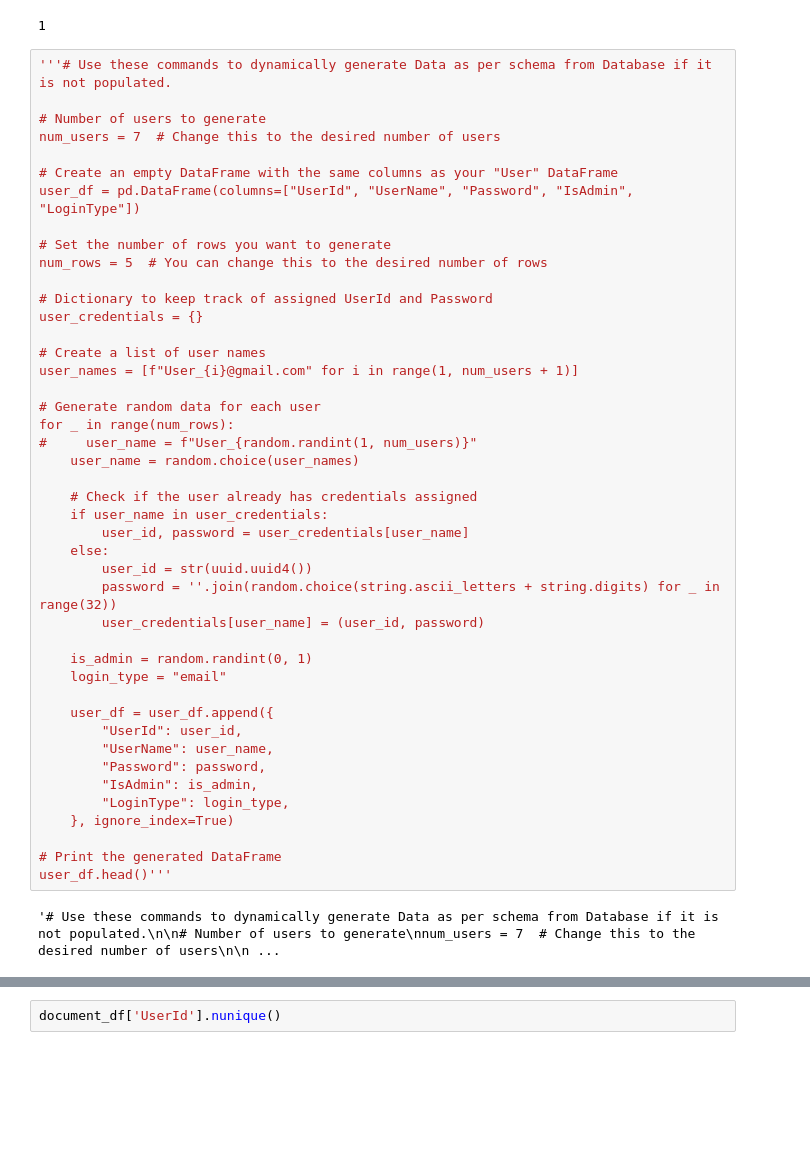
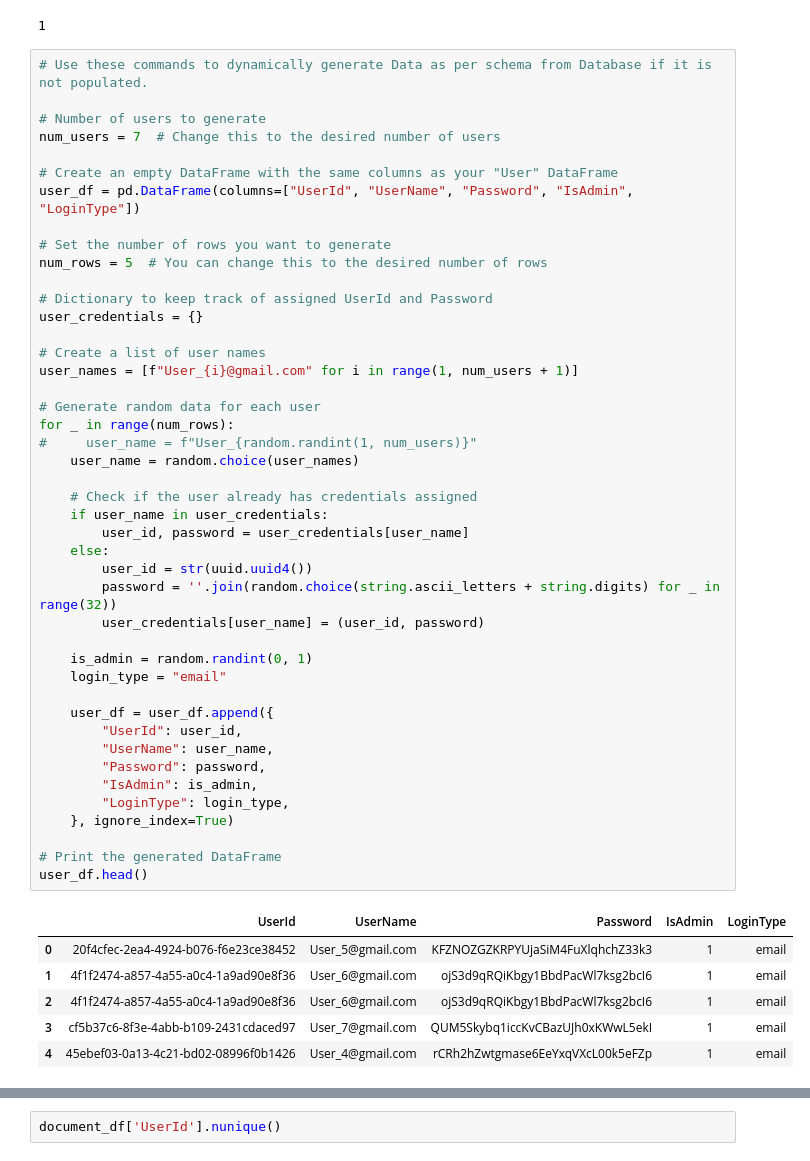
Before and after one commit to Rajnish-Ranjan/DataScience-TechDocs-GL, a Jupyter notebook: Product_Analysis_Dev/ProductAnalysis_DynamicData.ipynb, the cells around one changed output, grey strips where cells are left out. Saved outputs shown, nothing was run; the diff lists cells and outputs as text; blank space fills up the shorter version.

```diff
--- a/Product_Analysis_Dev/ProductAnalysis_DynamicData.ipynb
+++ b/Product_Analysis_Dev/ProductAnalysis_DynamicData.ipynb
@@ -146,7 +148,7 @@ document_df['UserId'].nunique()
 # %% [output]
 1
 # %%
-'''# Use these commands to dynamically generate Data as per schema from Database if it is not populated.
+# Use these commands to dynamically generate Data as per schema from Database if it is not populated.
 
 # Number of users to generate
 num_users = 7  # Change this to the desired number of users
@@ -162,35 +164,40 @@ user_credentials = {}
 
 # Create a list of user names
 user_names = [f"User_{i}@gmail.com" for i in range(1, num_users + 1)]
 
 # Generate random data for each user
 for _ in range(num_rows):
 #     user_name = f"User_{random.randint(1, num_users)}"
     user_name = random.choice(user_names)
 
     # Check if the user already has credentials assigned
     if user_name in user_credentials:
         user_id, password = user_credentials[user_name]
     else:
         user_id = str(uuid.uuid4())
         password = ''.join(random.choice(string.ascii_letters + string.digits) for _ in range(32))
         user_credentials[user_name] = (user_id, password)
 
     is_admin = random.randint(0, 1)
     login_type = "email"
 
     user_df = user_df.append({
         "UserId": user_id,
         "UserName": user_name,
         "Password": password,
         "IsAdmin": is_admin,
         "LoginType": login_type,
     }, ignore_index=True)
 
 # Print the generated DataFrame
-user_df.head()'''
+user_df.head()
 # %% [output]
-'# Use these commands to dynamically generate Data as per schema from Database if it is not populated.\n\n# Number of users to generate\nnum_users = 7  # Change this to the desired number of users\n\n ...
+|  | UserId | UserName | Password | IsAdmin | LoginType |
+| 0 | 20f4cfec-2ea4-4924-b076-f6e23ce38452 | User_5@gmail.com | KFZNOZGZKRPYUjaSiM4FuXlqhchZ33k3 | 1 | email |
+| 1 | 4f1f2474-a857-4a55-a0c4-1a9ad90e8f36 | User_6@gmail.com | ojS3d9qRQiKbgy1BbdPacWl7ksg2bcI6 | 1 | email |
+| 2 | 4f1f2474-a857-4a55-a0c4-1a9ad90e8f36 | User_6@gmail.com | ojS3d9qRQiKbgy1BbdPacWl7ksg2bcI6 | 1 | email |
+| 3 | cf5b37c6-8f3e-4abb-b109-2431cdaced97 | User_7@gmail.com | QUM5Skybq1iccKvCBazUJh0xKWwL5ekI | 1 | email |
+| 4 | 45ebef03-0a13-4c21-bd02-08996f0b1426 | User_4@gmail.com | rCRh2hZwtgmase6EeYxqVXcL00k5eFZp | 1 | email |
 # %%
 user_df['UserId'].nunique()
 # %% [output]
```
Also changed, not shown: parts of 4 cells of this notebook.
